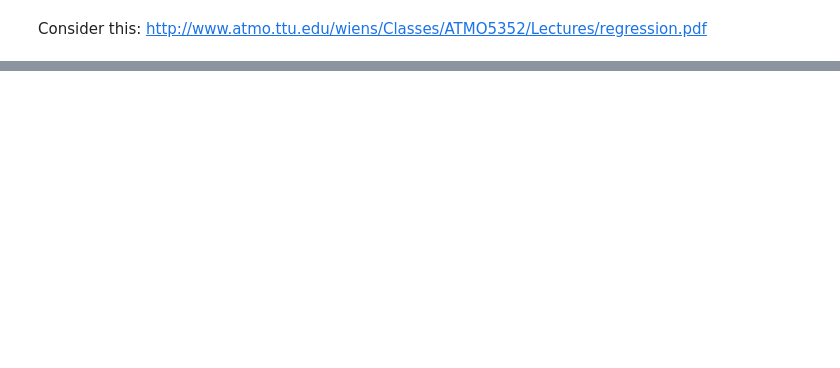
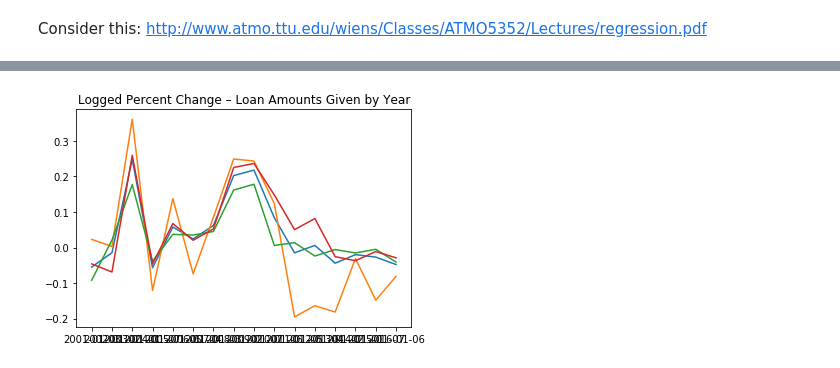
Before and after one commit to cyu1221/CS506, a Jupyter notebook: initial_exploritory_visualizations/fourier_transform/FFT.ipynb, the cells around one changed output, grey strips where cells are left out. Cells and saved outputs as stored; diff of their text form; code cells hidden in the pictures; blank space fills up the shorter version.

```diff
--- a/initial_exploritory_visualizations/fourier_transform/FFT.ipynb
+++ b/initial_exploritory_visualizations/fourier_transform/FFT.ipynb
@@ -62,0 +166,33 @@ Consider this: http://www.atmo.ttu.edu/wiens/Classes/ATMO5352/Lectures/regressio
+# %%
+dic_n = {'All':n_loans[0], 'Public':n_loans[1], 'Not For Profit':n_loans[2], 'For Profit':n_loans[3]}
+dic_a = {'All':avg_loan_amount[0], 'Public':avg_loan_amount[1], 'Not For Profit':avg_loan_amount[2], 'For Profit':avg_loan_amount[3]}
+dates = ['2000-01-05', '2001-01-03', '2002-01-02', '2003-01-01', '2004-01-07', '2005-01-05',
+		 '2006-01-04', '2007-01-03', '2008-01-02', '2009-01-07', '2010-01-06', '2011-01-05',
+		 '2012-01-04', '2013-01-02', '2014-01-01', '2015-01-07', '2016-01-06', '2018-01-01']
+# %%
+def getlogreturns(df):
+    df = np.log(df)
+    buy = df.iloc[:-1].values
+    sell = df.iloc[1:].values
+    return sell - buy
+# %%
+#create and normalize data
+df2 = pd.DataFrame(data = dic_n, index = dates[:-1])
+df3 = pd.DataFrame(data = dic_a, index=dates[:-1])
+
+
+
+df2_norm = (df2 - df2.mean()) / (df2.max() - df2.min())
+TNXnorm2 = TNXnorm.loc[dates[:-1]]
+# %%
+dic_t = {'All':df2['All']*df3['All'], 'Public':df2['Public']*df3['Public'],
+         'Not For Profit':df2['Not For Profit']*df3['Not For Profit'], 'For Profit':df2['For Profit']*df3['For Profit']}
+total_loans = pd.DataFrame(data = dic_t, index=dates[:-1])
+loans_norm = (total_loans - total_loans.mean()) / (total_loans.max() - total_loans.min())
+# %%
+log_loans = getlogreturns(total_loans)
+plt.plot(total_loans.index[1:],log_loans)
+plt.title("Logged Percent Change – Loan Amounts Given by Year")
+plt.show()
+# %% [output]
+[figure, added]
```
Also changed, not shown: parts of 22 cells of this notebook, 8 other files.
